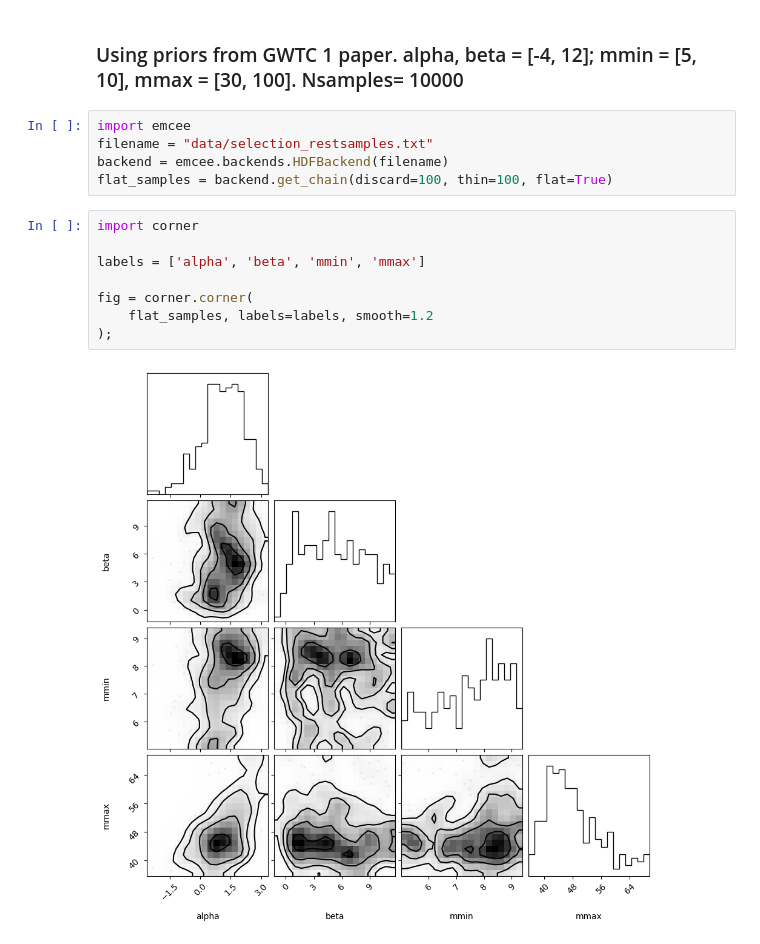
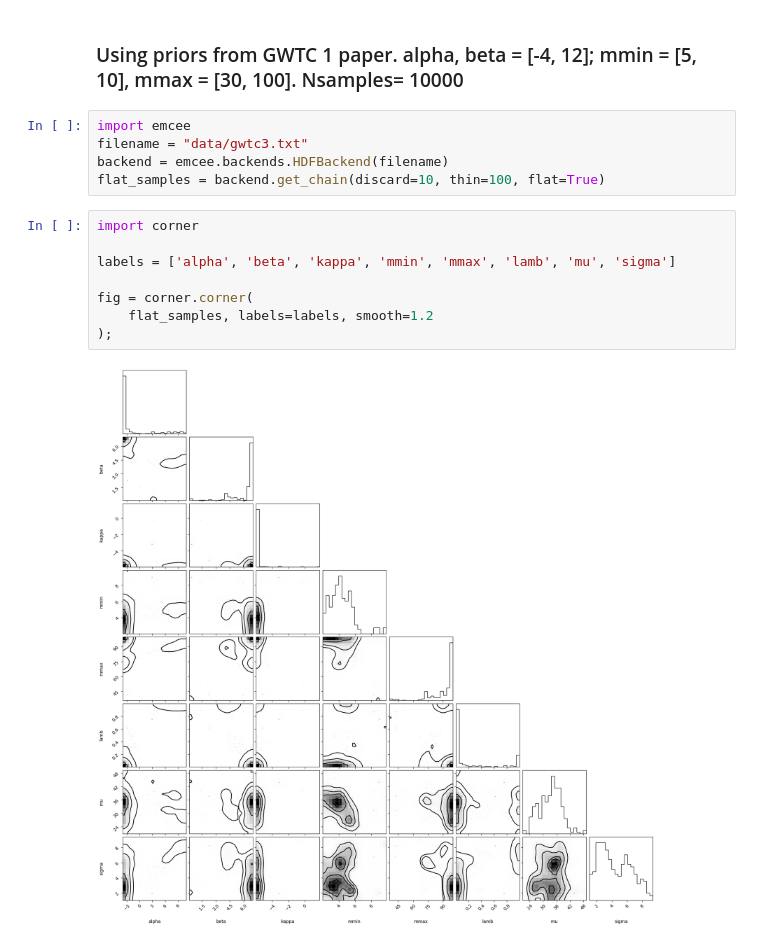
Before and after one commit to manchunyeung/popnflow, a Jupyter notebook: plots_param.ipynb, the cells around one changed output. Drawn from its saved outputs; the diff is of its cells as text.

```diff
--- a/plots_param.ipynb
+++ b/plots_param.ipynb
@@ -2,16 +2,16 @@
 ### Using priors from GWTC 1 paper. alpha, beta = [-4, 12]; mmin = [5, 10], mmax = [30, 100]. Nsamples= 10000
 # %%
 import emcee
-filename = "data/selection_restsamples.txt"
+filename = "data/gwtc3.txt"
 backend = emcee.backends.HDFBackend(filename)
-flat_samples = backend.get_chain(discard=100, thin=100, flat=True)
+flat_samples = backend.get_chain(discard=10, thin=100, flat=True)
 # %%
 import corner
 
-labels = ['alpha', 'beta', 'mmin', 'mmax']
+labels = ['alpha', 'beta', 'kappa', 'mmin', 'mmax', 'lamb', 'mu', 'sigma']
 
 fig = corner.corner(
     flat_samples, labels=labels, smooth=1.2
 );
 # %% [output]
-[figure, old version]
+[figure, new version]
```
